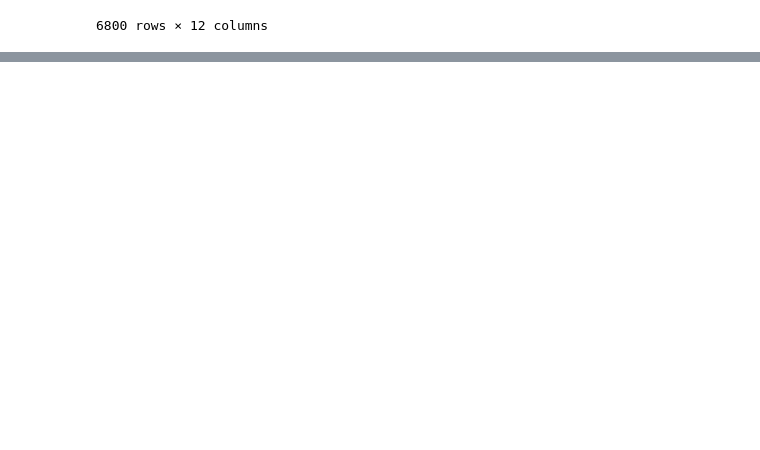
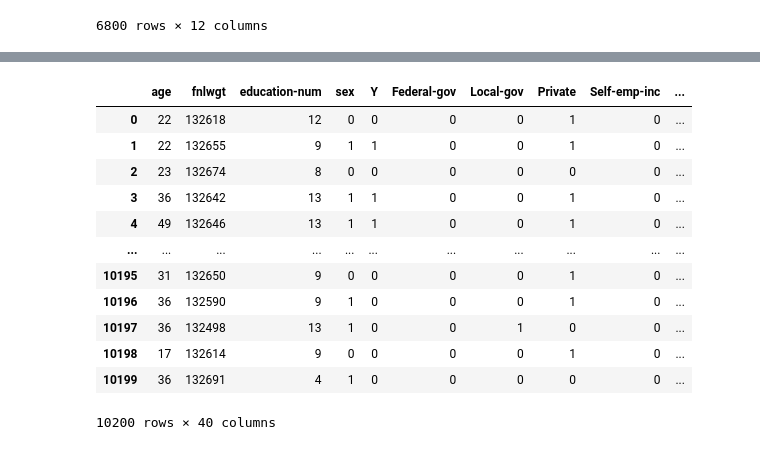
Before and after one commit to keisukecl/compe_Income_forecast, a Jupyter notebook: ML.ipynb, the cells around one changed output, grey strips where cells are left out. Cells and saved outputs as stored; diff of their text form; code cells hidden in the pictures; blank space fills up the shorter version.

```diff
--- a/ML.ipynb
+++ b/ML.ipynb
@@ -129,0 +213,48 @@ test = test.replace('?', np.NaN)
+# %%
+#ラベルエンコーディングする項目とOneHot encodingする項目を分割
+label_encoding_features = ['sex']
+one_hot_encoding_features = [
+    'workclass',
+    'marital-status',
+    'occupation',
+    'relationship',
+    'race',
+    'native-country',
+]
+# %%
+from sklearn import preprocessing
+def label_encoder(df, columns):
+    label_encoder = preprocessing.LabelEncoder()
+    for column in columns:
+        df[column] = label_encoder.fit_transform(df[column])
+    return df
+
+
+def onehot_encoder(df, columns):
+    for column in columns:
+        dummies = pd.get_dummies(df[column])
+        df = pd.concat([df, dummies], axis=1)
+        df = df.drop(column, axis=1)
+    return df
+# %%
+train = label_encoder(train, label_encoding_features)
+train = onehot_encoder(train, one_hot_encoding_features)
+
+test = label_encoder(test, label_encoding_features)
+test = onehot_encoder(test, one_hot_encoding_features)
+# %%
+train
+# %% [output]
+|  | age | fnlwgt | education-num | sex | Y | Federal-gov | Local-gov | Private | Self-emp-inc | ... |
+| 0 | 22 | 132618 | 12 | 0 | 0 | 0 | 0 | 1 | 0 | ... |
+| 1 | 22 | 132655 | 9 | 1 | 1 | 0 | 0 | 1 | 0 | ... |
+| 2 | 23 | 132674 | 8 | 0 | 0 | 0 | 0 | 0 | 0 | ... |
+| 3 | 36 | 132642 | 13 | 1 | 1 | 0 | 0 | 1 | 0 | ... |
+| 4 | 49 | 132646 | 13 | 1 | 1 | 0 | 0 | 1 | 0 | ... |
+| ... | ... | ... | ... | ... | ... | ... | ... | ... | ... | ... |
+| 10195 | 31 | 132650 | 9 | 0 | 0 | 0 | 0 | 1 | 0 | ... |
+| 10196 | 36 | 132590 | 9 | 1 | 0 | 0 | 0 | 1 | 0 | ... |
+| 10197 | 36 | 132498 | 13 | 1 | 0 | 0 | 1 | 0 | 0 | ... |
+| 10198 | 17 | 132614 | 9 | 0 | 0 | 0 | 0 | 1 | 0 | ... |
+| 10199 | 36 | 132691 | 4 | 1 | 0 | 0 | 0 | 0 | 0 | ... |
+10200 rows × 40 columns
```
Also changed, not shown: parts of 14 cells of this notebook.
